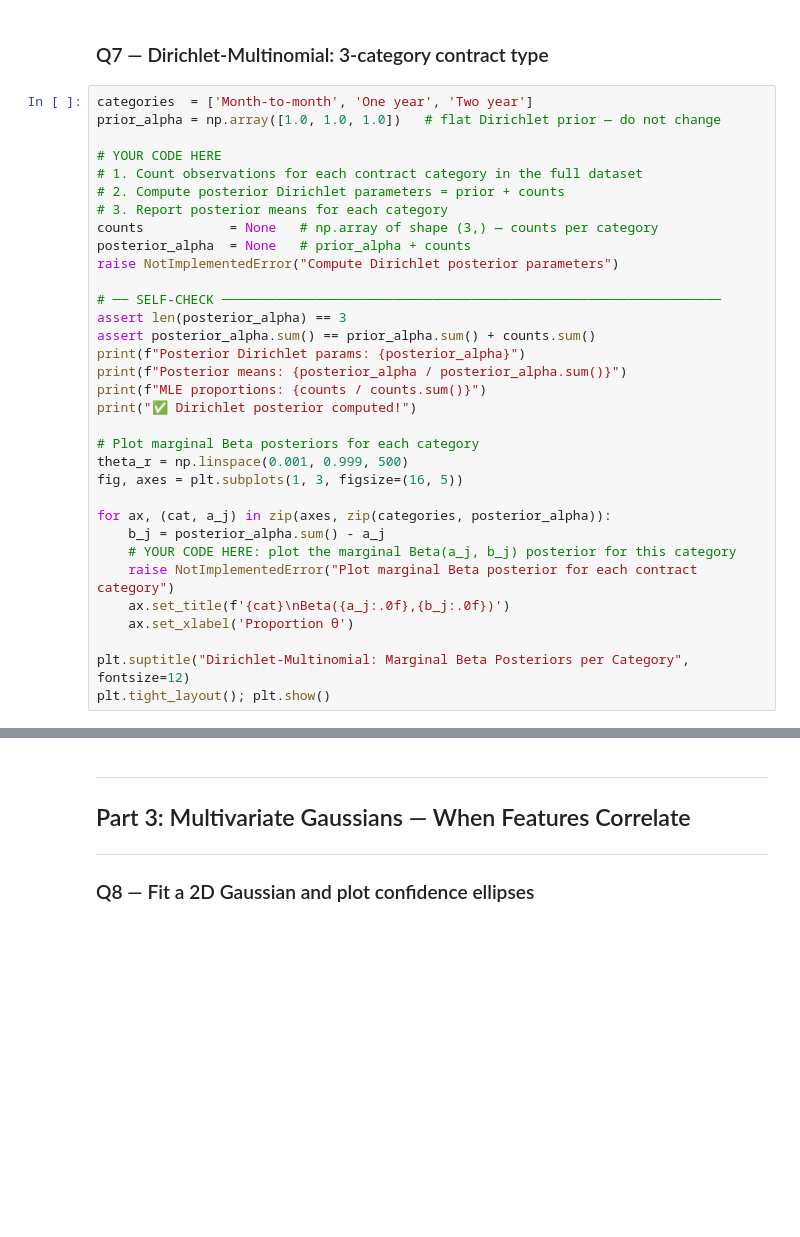
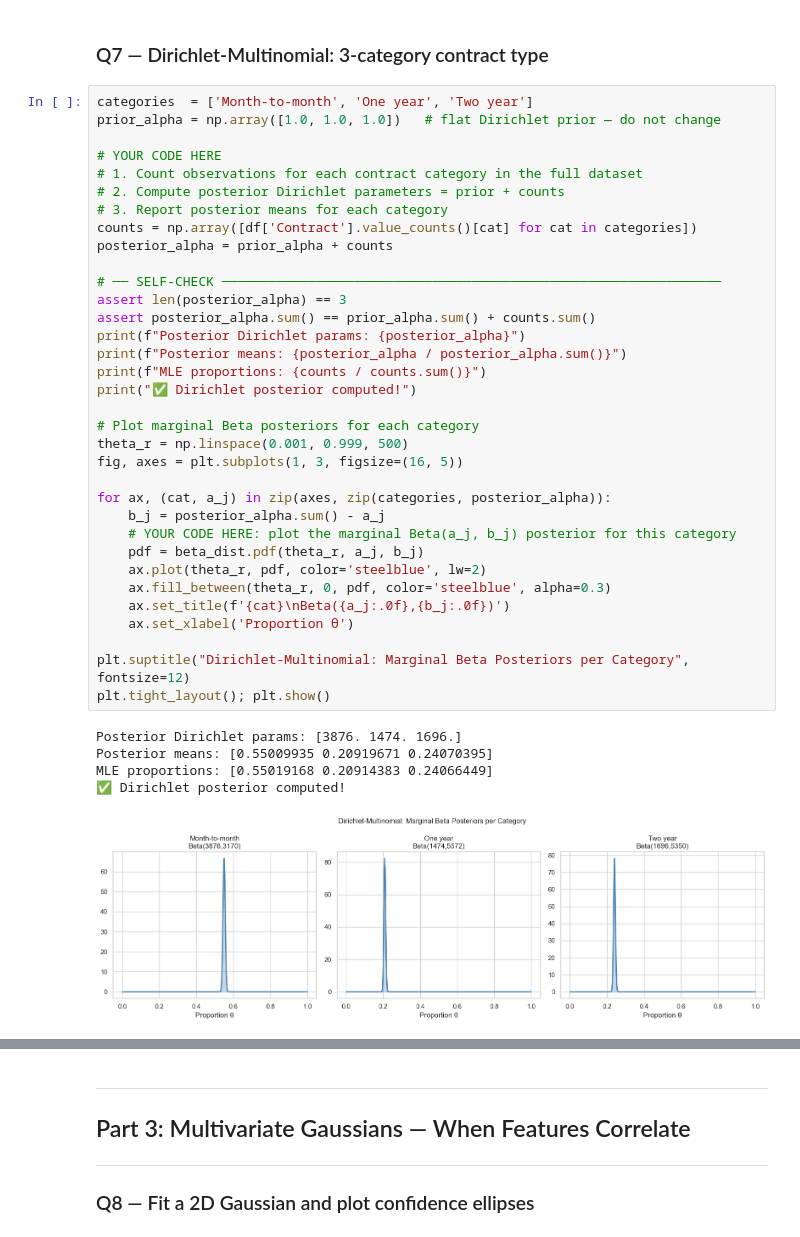
Before and after one commit to daymmm/bayesian-model, a Jupyter notebook: prob.ipynb, the cells around one changed output, grey strips where cells are left out. Drawn from its saved outputs; the diff is of its cells as text; blank space fills up the shorter version.

```diff
--- a/prob.ipynb
+++ b/prob.ipynb
@@ -324,36 +344,43 @@ print(f"Bayesian: n = {bayes_n}  |  Frequentist: n = {freq_n}")
 # %%
 categories  = ['Month-to-month', 'One year', 'Two year']
 prior_alpha = np.array([1.0, 1.0, 1.0])   # flat Dirichlet prior — do not change
 
 # YOUR CODE HERE
 # 1. Count observations for each contract category in the full dataset
 # 2. Compute posterior Dirichlet parameters = prior + counts
 # 3. Report posterior means for each category
-counts           = None   # np.array of shape (3,) — counts per category
-posterior_alpha  = None   # prior_alpha + counts
-raise NotImplementedError("Compute Dirichlet posterior parameters")
+counts = np.array([df['Contract'].value_counts()[cat] for cat in categories])
+posterior_alpha = prior_alpha + counts
 
 # ── SELF-CHECK ────────────────────────────────────────────────────────────────
 assert len(posterior_alpha) == 3
 assert posterior_alpha.sum() == prior_alpha.sum() + counts.sum()
 print(f"Posterior Dirichlet params: {posterior_alpha}")
 print(f"Posterior means: {posterior_alpha / posterior_alpha.sum()}")
 print(f"MLE proportions: {counts / counts.sum()}")
 print("✅ Dirichlet posterior computed!")
 
 # Plot marginal Beta posteriors for each category
 theta_r = np.linspace(0.001, 0.999, 500)
 fig, axes = plt.subplots(1, 3, figsize=(16, 5))
 
 for ax, (cat, a_j) in zip(axes, zip(categories, posterior_alpha)):
     b_j = posterior_alpha.sum() - a_j
     # YOUR CODE HERE: plot the marginal Beta(a_j, b_j) posterior for this category
-    raise NotImplementedError("Plot marginal Beta posterior for each contract category")
+    pdf = beta_dist.pdf(theta_r, a_j, b_j)
+    ax.plot(theta_r, pdf, color='steelblue', lw=2)
+    ax.fill_between(theta_r, 0, pdf, color='steelblue', alpha=0.3)
     ax.set_title(f'{cat}\nBeta({a_j:.0f},{b_j:.0f})')
     ax.set_xlabel('Proportion θ')
 
 plt.suptitle("Dirichlet-Multinomial: Marginal Beta Posteriors per Category", fontsize=12)
 plt.tight_layout(); plt.show()
+# %% [output]
+Posterior Dirichlet params: [3876. 1474. 1696.]
+Posterior means: [0.55009935 0.20919671 0.24070395]
+MLE proportions: [0.55019168 0.20914383 0.24066449]
+✅ Dirichlet posterior computed!
+[figure, added]
 # %%
 # Unseen category: add "Biannual" with pseudocount = 1 (no observations)
 # YOUR CODE HERE
```
Also changed, not shown: parts of 5 cells of this notebook.
